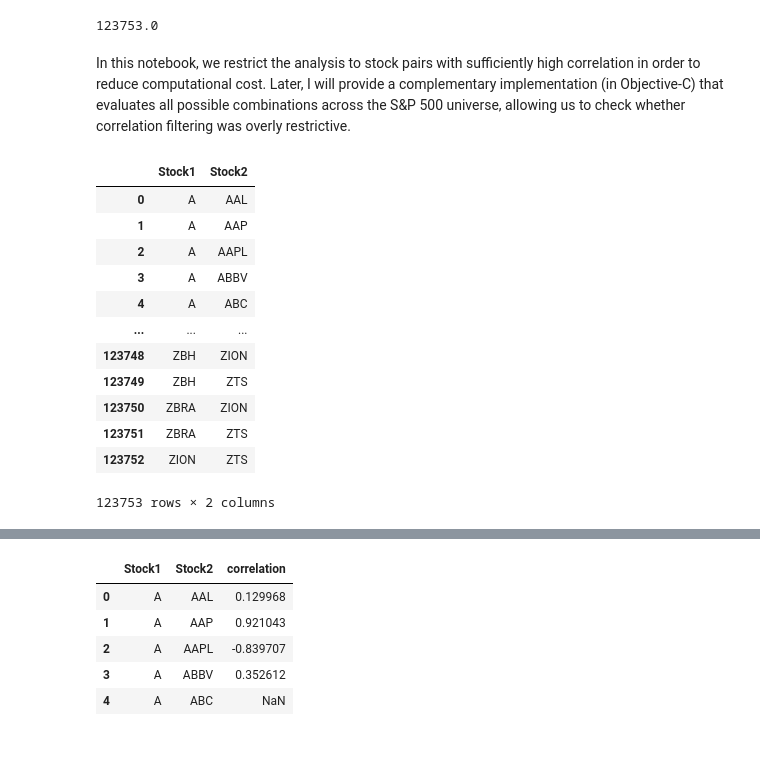
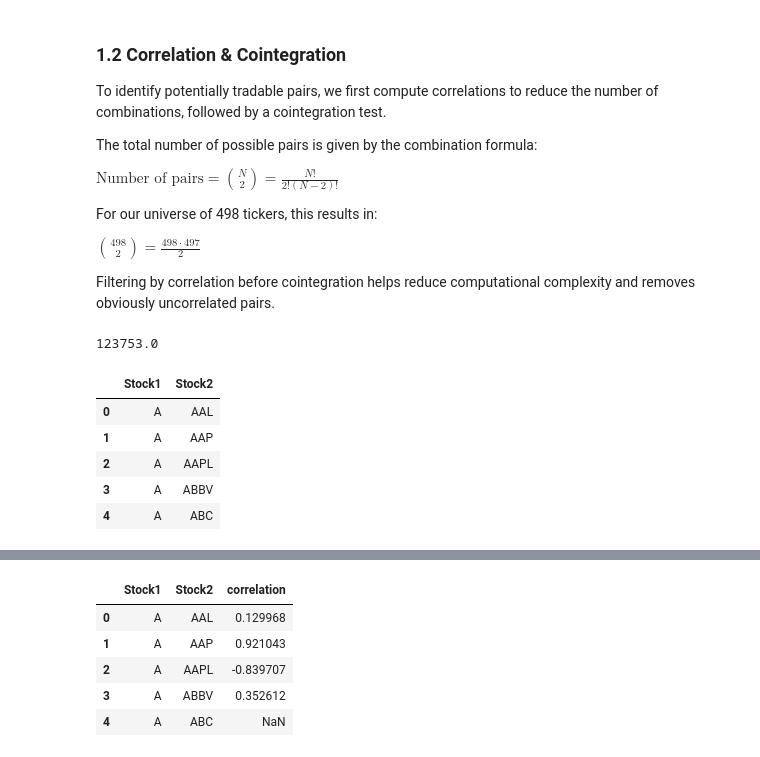
Before and after one commit to Neelgrevy92/pairs-trading-cointegration, a Jupyter notebook: Pairs_Trading_Cointegration.ipynb, the cells around one changed output, grey strips where cells are left out. Cells and saved outputs as stored; diff of their text form; code cells hidden in the pictures.

```diff
--- a/Pairs_Trading_Cointegration.ipynb
+++ b/Pairs_Trading_Cointegration.ipynb
@@ -86,27 +76,34 @@ here we have 498 Tickers so
+# %% [markdown]
+### 1.2 Correlation & Cointegration
+
+To identify potentially tradable pairs, we first compute correlations to reduce the number of combinations, followed by a cointegration test.
+
+The total number of possible pairs is given by the combination formula:
+
+$ \text{Number of pairs} = \binom{N}{2} = \frac{N!}{2!(N-2)!} $
+
+For our universe of 498 tickers, this results in:
+
+$ \binom{498}{2} = \frac{498 \cdot 497}{2} $
+
+Filtering by correlation before cointegration helps reduce computational complexity and removes obviously uncorrelated pairs.
 # %%
 498*497/2
 # %% [output]
 123753.0
-# %% [markdown]
-In this notebook, we restrict the analysis to stock pairs with sufficiently high correlation in order to reduce computational cost. Later, I will provide a complementary implementation (in Objective-C) that evaluates all possible combinations across the S&P 500 universe, allowing us to check whether correlation filtering was overly restrictive.
 # %%
+"""
+For practical implementation, we generate all possible stock pairs using Python's `itertools.combinations`.
+This approach efficiently enumerates all unique pairs without repetition.
+"""
 
-
-df_combination = pd.DataFrame(combinations(df.columns,2))
-df_combination.columns = ['Stock1', 'Stock2']
-df_combination
+df_combination = pd.DataFrame(combinations(df.columns, 2), columns=['Stock1','Stock2'])
+df_combination.head()
 # %% [output]
 |  | Stock1 | Stock2 |
 | 0 | A | AAL |
 | 1 | A | AAP |
 | 2 | A | AAPL |
 | 3 | A | ABBV |
 | 4 | A | ABC |
-| ... | ... | ... |
-| 123748 | ZBH | ZION |
-| 123749 | ZBH | ZTS |
-| 123750 | ZBRA | ZION |
-| 123751 | ZBRA | ZTS |
-| 123752 | ZION | ZTS |
-123753 rows × 2 columns
 # %% [markdown]
```
Also changed, not shown: parts of 45 cells of this notebook.
